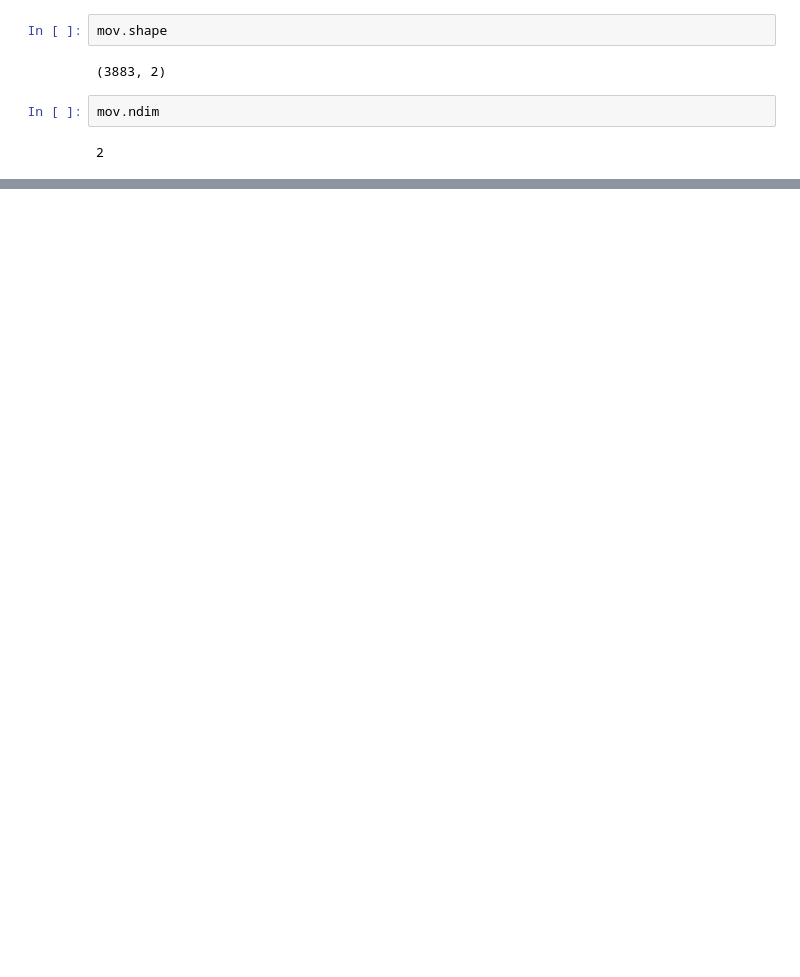
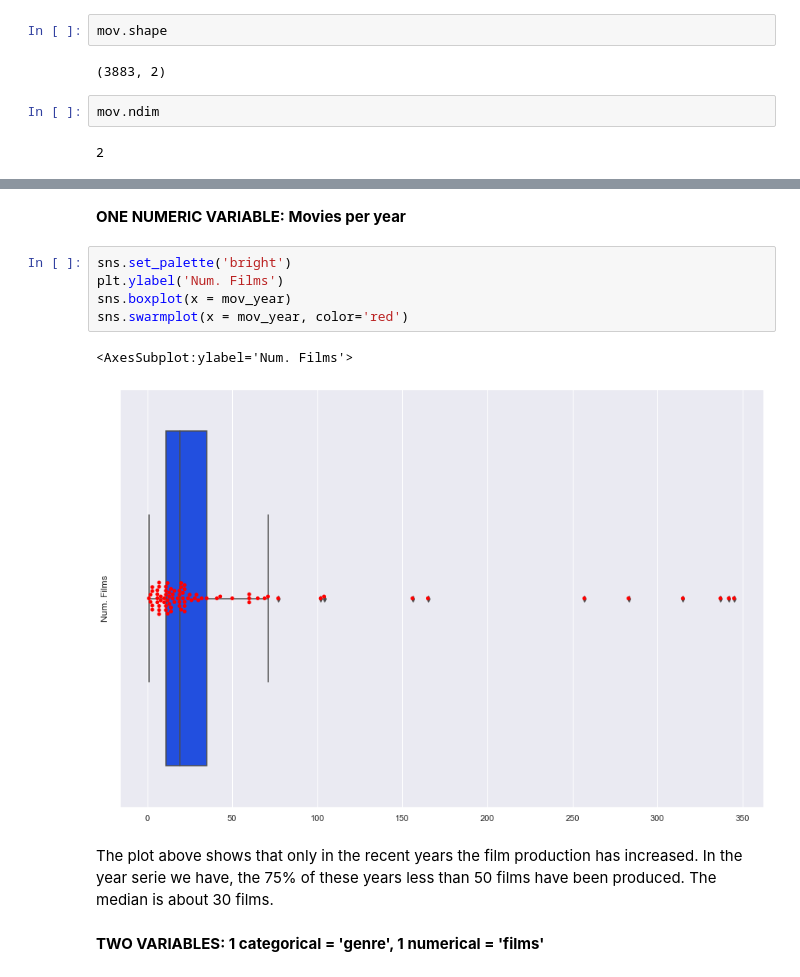
Before and after one commit to Elenotes/Visualitzacio_grafica_multiples_variables, a Jupyter notebook: S04_T02_Visualitzacio_grafica_multiples_variables.ipynb, the cells around one changed output, grey strips where cells are left out. Saved outputs shown, nothing was run; the diff lists cells and outputs as text; blank space fills up the shorter version.

```diff
--- a/S04_T02_Visualitzacio_grafica_multiples_variables.ipynb
+++ b/S04_T02_Visualitzacio_grafica_multiples_variables.ipynb
@@ -346,0 +481,14 @@ mov.Year.nunique()
+# %% [markdown]
+**ONE NUMERIC VARIABLE: Movies per year**
+# %%
+sns.set_palette('bright')
+plt.ylabel('Num. Films')
+sns.boxplot(x = mov_year)
+sns.swarmplot(x = mov_year, color='red')
+# %% [output]
+<AxesSubplot:ylabel='Num. Films'>
+[figure, added]
+# %% [markdown]
+The plot above shows that only in the recent years the film production has increased. In the year serie we have, the 75% of these years less than 50 films have been produced. The median is about 30 films.
+# %% [markdown]
+**TWO VARIABLES: 1 categorical = 'genre', 1 numerical = 'films'**
```
Also changed, not shown: parts of 25 cells of this notebook.
